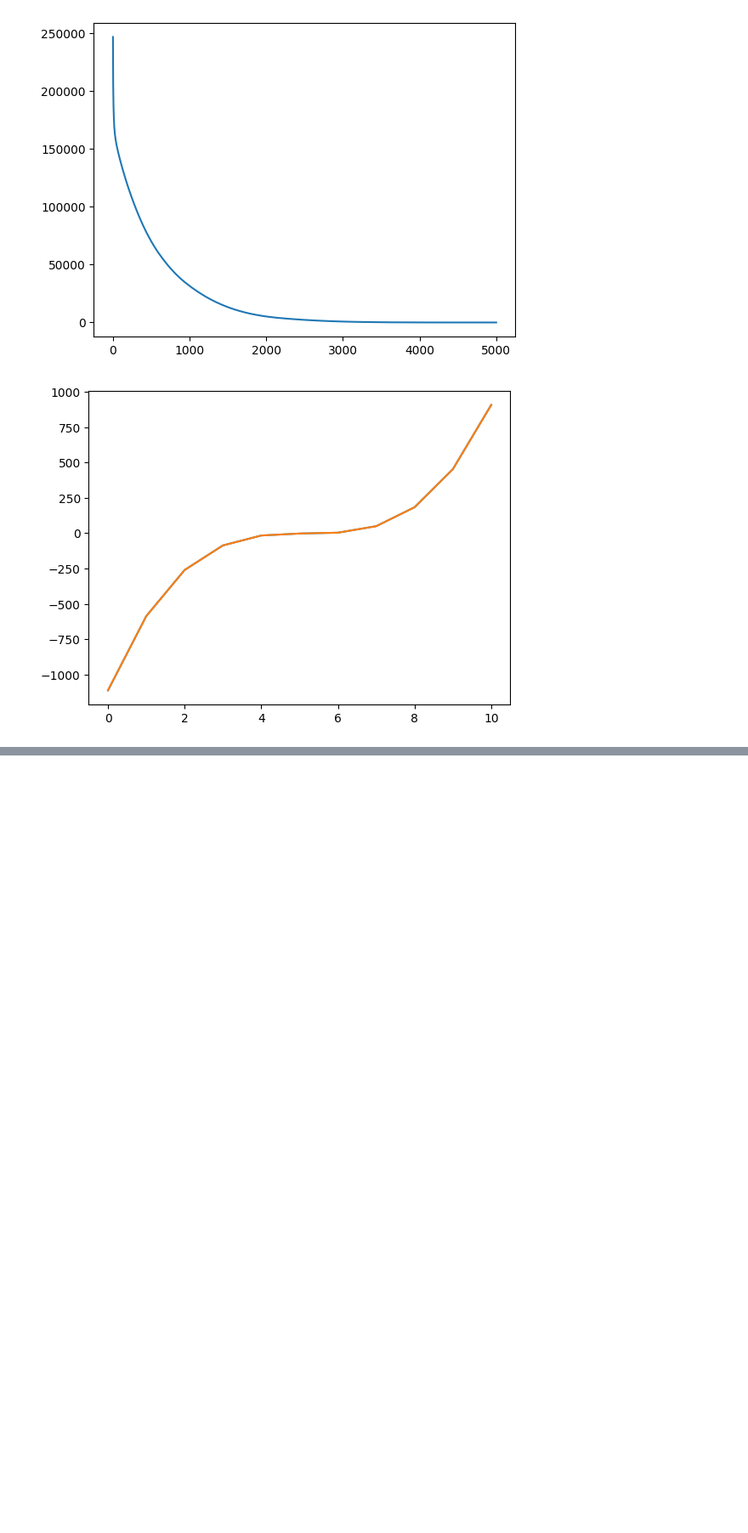
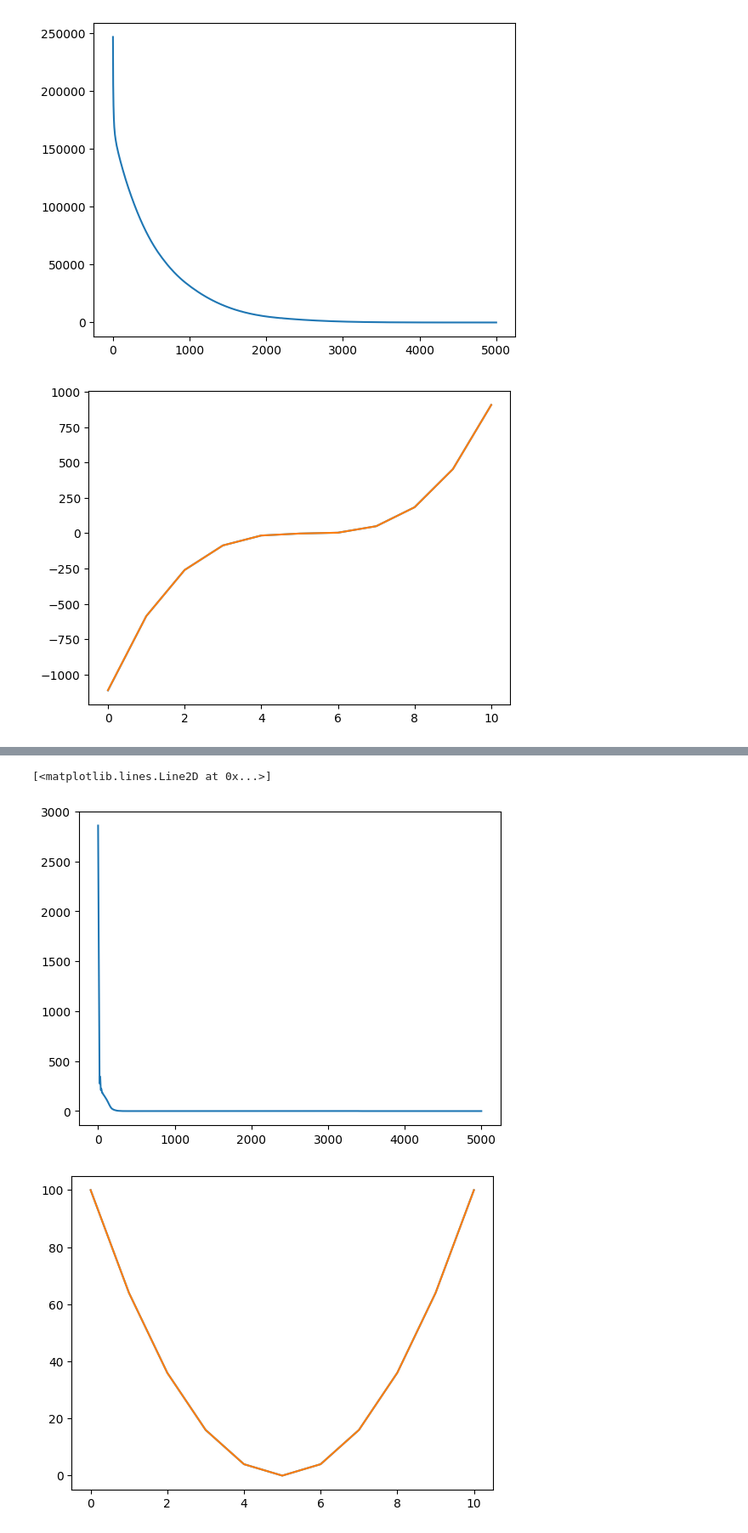
Before and after one commit to a8ksh4/python_workshop, a Jupyter notebook: L-LLM.ipynb, the cells around one changed output, grey strips where cells are left out. Shown at 85% size. Drawn from its saved outputs; the diff is of its cells as text; code cells hidden in the pictures; blank space fills up the shorter version.

```diff
--- a/L-LLM.ipynb
+++ b/L-LLM.ipynb
@@ -561,7 +561,8 @@ from torch.nn import functional as F
 
 
 xs = np.asarray([[-10], [-8], [-6], [-4], [-2], [0], [2], [4], [6], [8], [10]])
-ys = xs ** 3 - xs**2 + xs - 3
+# ys = xs ** 3 - xs**2 + xs - 3
+ys = xs ** 2
 
 xs = np.hstack((xs, np.ones([xs.shape[0], 1])))
 
@@ -575,7 +576,7 @@ lr = 0.003
 
 params = []
 def weights(ins, outs):
-    ws = torch.randn(ins, outs)
+    ws = torch.randn(ins, outs) * 0.1
     ws = ws.requires_grad_(True)
     params.append(ws)
     return ws
@@ -587,8 +588,8 @@ class Model():
         self.w2 = weights(nodes, outs)
 
     def forward(self, x):
-        x = torch.sin(x @ self.w0)
-        x = torch.sin(x @ self.w1)
+        x = torch.relu(x @ self.w0)
+        x = torch.relu(x @ self.w1)
         yh = (x @ self.w2)
         return yh
 
@@ -597,11 +598,7 @@ optimizer = torch.optim.Adam(params, lr)
 
 ers = []
 for i in range(5000):
-    x0 = xs
-
-    z0 = (x0 @ w0); x1 = torch.sin(z0)
-    z1 = (x1 @ w1); x2 = torch.sin(z1)
-    yh = (x2 @ w2)
+    yh = model.forward(xs)
 
     loss = F.mse_loss(yh, ys)
     optimizer.zero_grad()
@@ -621,3 +618,4 @@ plt.plot(ers)
 plt.figure(2)
 plt.plot(ys, label='ys')
 plt.plot(yh.detach(), label='yh')
+# %% [output]
@@ -623,0 +632,3 @@ plt.plot(yh.detach(), label='yh')
+[<matplotlib.lines.Line2D at 0x...>]
+[figure, added]
+[figure, added]
```
Also changed, not shown: parts of 6 cells of this notebook, 1 other file.
